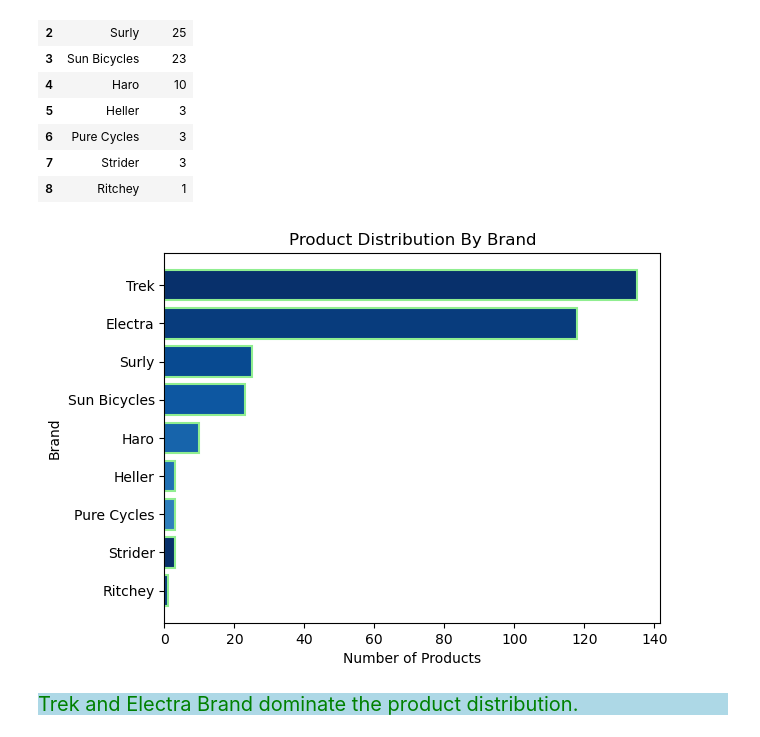
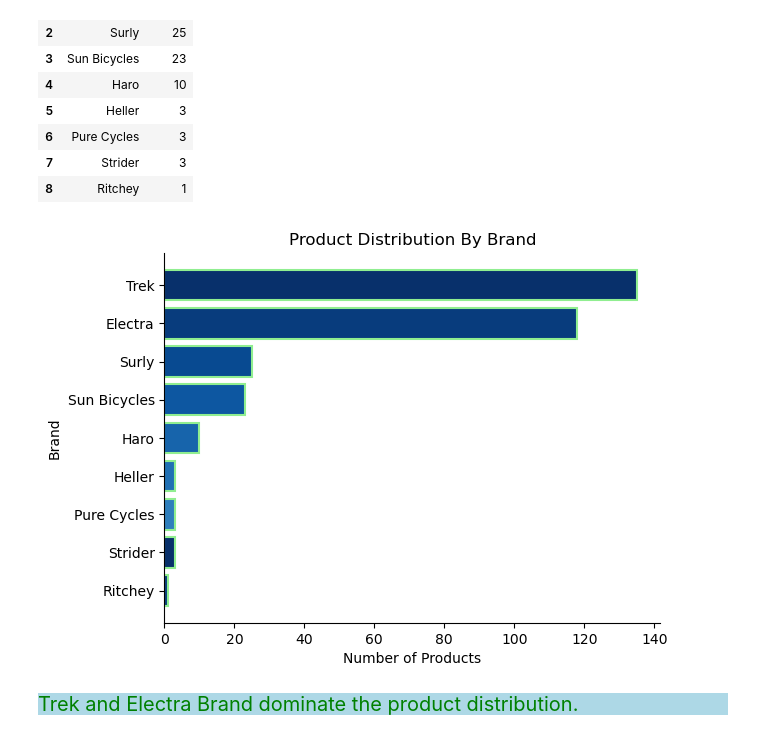
Before and after one commit to Kartika-Nidhi/Biker_Store_Analysis_SQL, a Jupyter notebook: BikeStoreAnalysisSQl.ipynb, the cells around one changed output. Drawn from its saved outputs; the diff is of its cells as text; code cells hidden in the pictures.

```diff
--- a/BikeStoreAnalysisSQl.ipynb
+++ b/BikeStoreAnalysisSQl.ipynb
@@ -234,19 +223,20 @@ brand_dist
 # %%
 plt.barh(
     y = brand_dist['brand_name'],
     width = brand_dist['count'],
     color = plt.cm.Blues(np.linspace(1, 0.7, 7)),
     linewidth = 1.5,
     edgecolor = 'lightgreen'
 )
 
 plt.title('Product Distribution By Brand')
 plt.ylabel('Brand')
 plt.xlabel('Number of Products')
 plt.gca().invert_yaxis()
+sns.despine()
 plt.show()
 # %% [output]
-[figure, old version]
+[figure, new version]
 # %% [markdown]
 <div style = "background-color:lightblue; color:green; font-size:20px; text-align:justify">Trek and Electra Brand dominate the product distribution.
 # %% [markdown]
```
Also changed, not shown: parts of 12 cells of this notebook.
